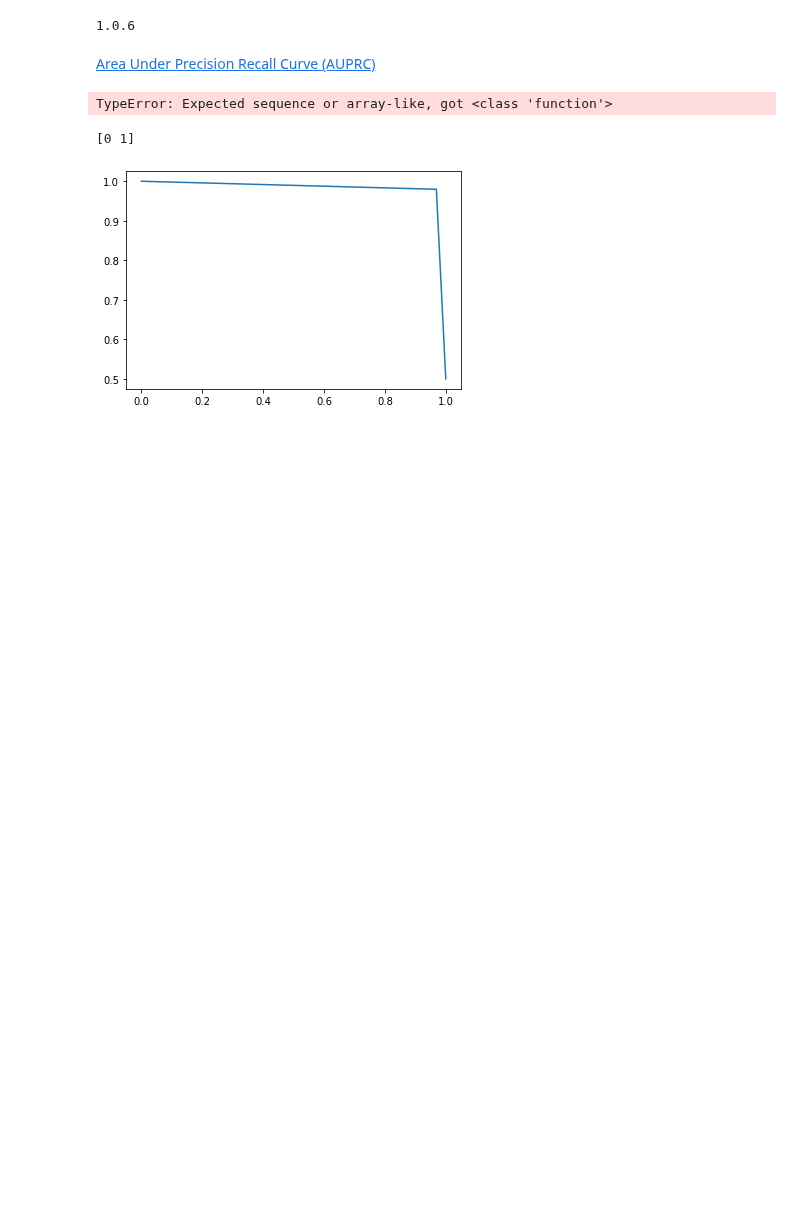
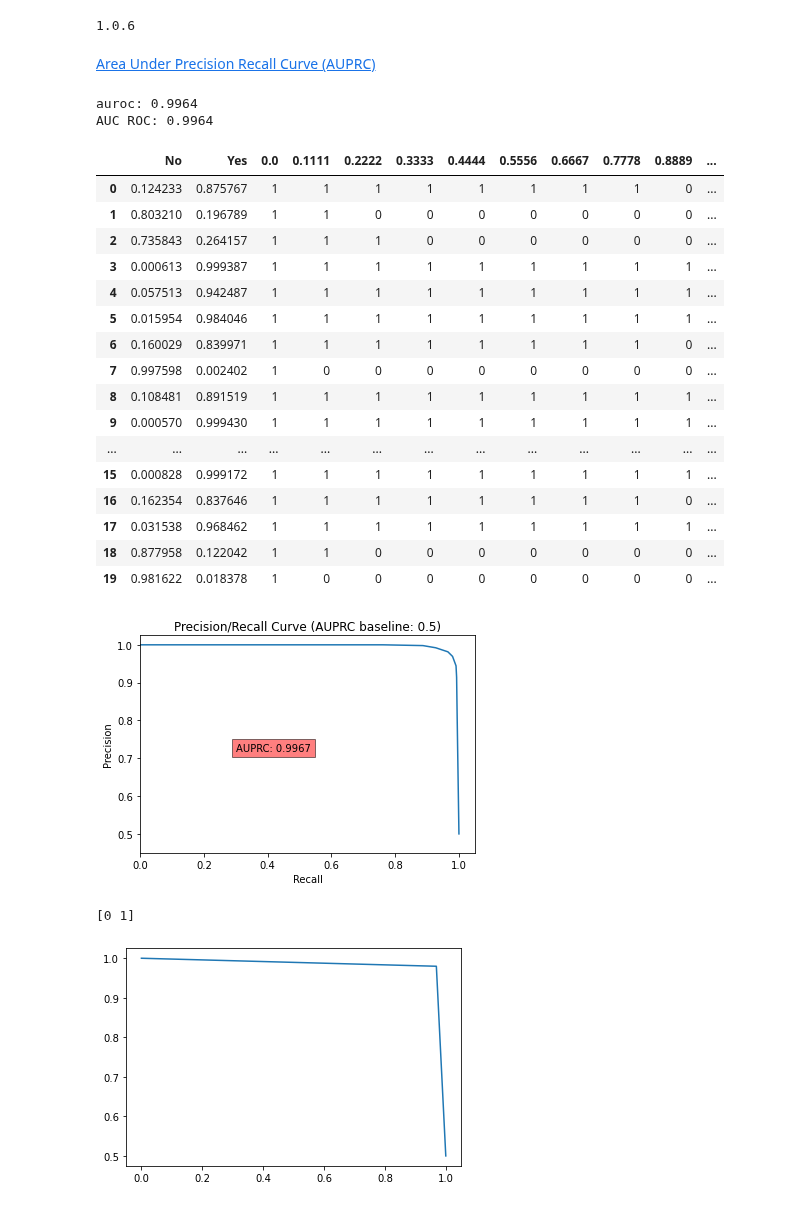
Before and after one commit to omdgit/Hands-On-Gradient-Boosting-with-XGBoost-and-Scikit-learn, a Jupyter notebook: Chapter10/Titanic.ipynb, the cells around one changed output. Saved outputs shown, nothing was run; the diff lists cells and outputs as text; code cells hidden in the pictures; blank space fills up the shorter version.

```diff
--- a/Chapter10/Titanic.ipynb
+++ b/Chapter10/Titanic.ipynb
@@ -335,37 +323,57 @@ probs = xgb.predict_proba(X_resampled)
 probs = xgb.predict_proba(X_resampled)
 df_probs = pd.DataFrame(probs, columns=['No', 'Yes'])
 auprc = average_precision_score(y_resampled, df_probs['Yes'])
+y_pred = xgb.predict(X_resampled)
 
 # Containers for true positive / false positive rates
 precision_scores = []
 recall_scores = []
 
 thresholds = np.linspace(0, 1, num=10)
 
 for i in thresholds:
     df_probs[str(i.round(4))] = [1 if k >= i else 0 for k in df_probs['Yes']]
     precision, recall, threshold = precision_recall_curve(y_resampled, y_pred)
     precision, recall = calc_precision_recall(y_resampled, df_probs[str(i.round(4))])
     precision_scores.append(precision)
     recall_scores.append(recall)
 
 #AUROC
 fpr, tpr, thresholds = roc_curve(y_resampled, df_probs['Yes'], pos_label = 1) #positive class is 1; negative class is 0
 auroc = auc(fpr, tpr)
 print('auroc: {0:0.4f}'.format(auroc))
 print('AUC ROC: {0:0.4f}'.format(roc_auc_score(y_resampled, xgb.predict_proba(X_resampled)[:, 1])))
 
 # AUPRC baseline
 ratio = np.round(len(y_resampled[y_resampled==1]) / len(y_resampled), 2)
 title = 'Precision/Recall Curve (AUPRC baseline: ' + str(ratio.round(4)) + ')'
 
 plt.plot(recall_scores, precision_scores)
 plt.xlim(0.0, 1.05), plt.ylim(np.min(precision_scores)-0.05), 1.05, plt.xlabel('Recall'), plt.ylabel('Precision'), plt.title(title)
 plt.text(0.3, 0.72, 'AUPRC: ' + str(auprc.round(4)), bbox=dict(facecolor='red', alpha=0.5));
 
 df_probs.head(20)
 # %% [output]
-TypeError: Expected sequence or array-like, got <class 'function'>
+auroc: 0.9964
+AUC ROC: 0.9964
+|  | No | Yes | 0.0 | 0.1111 | 0.2222 | 0.3333 | 0.4444 | 0.5556 | 0.6667 | 0.7778 | 0.8889 | ... |
+| 0 | 0.124233 | 0.875767 | 1 | 1 | 1 | 1 | 1 | 1 | 1 | 1 | 0 | ... |
+| 1 | 0.803210 | 0.196789 | 1 | 1 | 0 | 0 | 0 | 0 | 0 | 0 | 0 | ... |
+| 2 | 0.735843 | 0.264157 | 1 | 1 | 1 | 0 | 0 | 0 | 0 | 0 | 0 | ... |
+| 3 | 0.000613 | 0.999387 | 1 | 1 | 1 | 1 | 1 | 1 | 1 | 1 | 1 | ... |
+| 4 | 0.057513 | 0.942487 | 1 | 1 | 1 | 1 | 1 | 1 | 1 | 1 | 1 | ... |
+| 5 | 0.015954 | 0.984046 | 1 | 1 | 1 | 1 | 1 | 1 | 1 | 1 | 1 | ... |
+| 6 | 0.160029 | 0.839971 | 1 | 1 | 1 | 1 | 1 | 1 | 1 | 1 | 0 | ... |
+| 7 | 0.997598 | 0.002402 | 1 | 0 | 0 | 0 | 0 | 0 | 0 | 0 | 0 | ... |
+| 8 | 0.108481 | 0.891519 | 1 | 1 | 1 | 1 | 1 | 1 | 1 | 1 | 1 | ... |
+| 9 | 0.000570 | 0.999430 | 1 | 1 | 1 | 1 | 1 | 1 | 1 | 1 | 1 | ... |
+| ... | ... | ... | ... | ... | ... | ... | ... | ... | ... | ... | ... | ... |
+| 15 | 0.000828 | 0.999172 | 1 | 1 | 1 | 1 | 1 | 1 | 1 | 1 | 1 | ... |
+| 16 | 0.162354 | 0.837646 | 1 | 1 | 1 | 1 | 1 | 1 | 1 | 1 | 0 | ... |
+| 17 | 0.031538 | 0.968462 | 1 | 1 | 1 | 1 | 1 | 1 | 1 | 1 | 1 | ... |
+| 18 | 0.877958 | 0.122042 | 1 | 1 | 0 | 0 | 0 | 0 | 0 | 0 | 0 | ... |
+| 19 | 0.981622 | 0.018378 | 1 | 0 | 0 | 0 | 0 | 0 | 0 | 0 | 0 | ... |
+[figure, added]
 # %%
 precision, recall, thresholds = precision_recall_curve(y_resampled, y_pred)
 print(thresholds)
```
Also changed, not shown: parts of 1 cell of this notebook, 1 other file.
